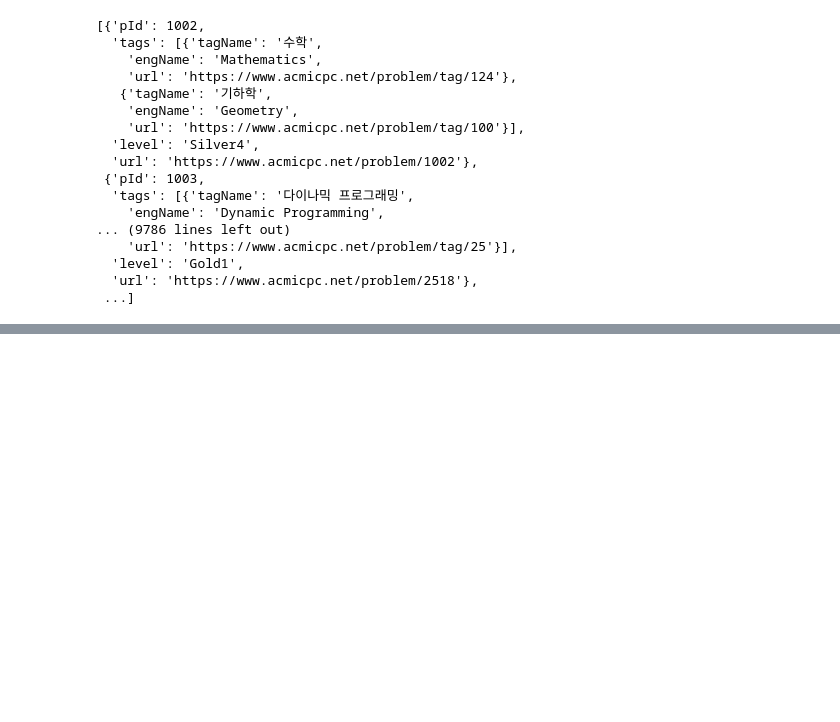
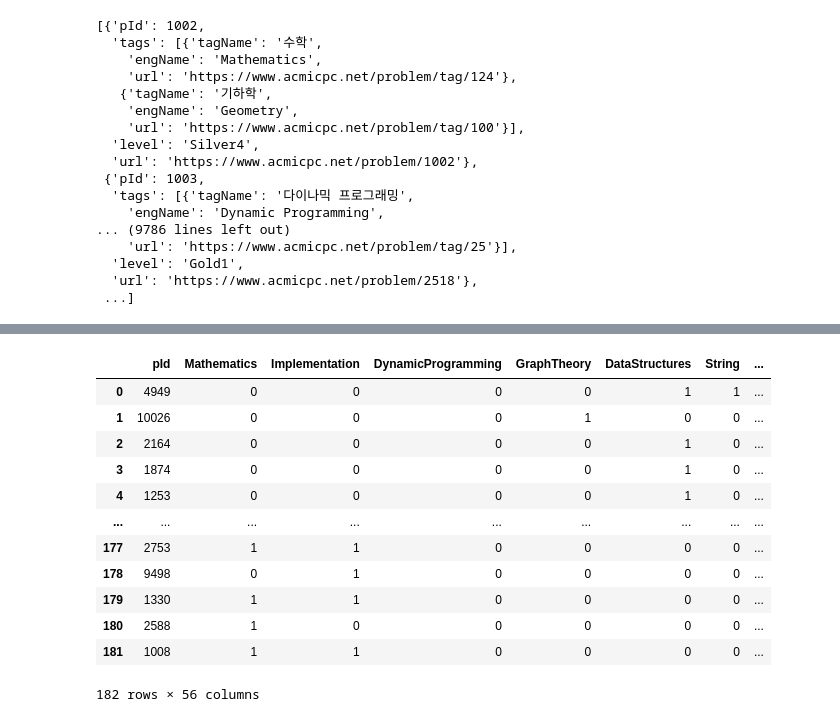
Before and after one commit to PSRecommender/Recommenders, a Jupyter notebook: recommend/createTest.ipynb, the cells around one changed output, grey strips where cells are left out. Cells and saved outputs as stored; diff of their text form; code cells hidden in the pictures; blank space fills up the shorter version.

```diff
--- a/recommend/createTest.ipynb
+++ b/recommend/createTest.ipynb
@@ -494,0 +523,3 @@ toJson('problemData.json', problemDict)
+# %%
+userDF['pId'] = pd.to_numeric(userDF['pId'])
+userDF
@@ -494,0 +559,17 @@ toJson('problemData.json', problemDict)
+# %%
+df = pd.merge(userDF, problems, how='left', on='pId')
+df
+# %% [output]
+|  | pId | Mathematics | Implementation | DynamicProgramming | GraphTheory | DataStructures | String | ... |
+| 0 | 4949 | 0 | 0 | 0 | 0 | 1 | 1 | ... |
+| 1 | 10026 | 0 | 0 | 0 | 1 | 0 | 0 | ... |
+| 2 | 2164 | 0 | 0 | 0 | 0 | 1 | 0 | ... |
+| 3 | 1874 | 0 | 0 | 0 | 0 | 1 | 0 | ... |
+| 4 | 1253 | 0 | 0 | 0 | 0 | 1 | 0 | ... |
+| ... | ... | ... | ... | ... | ... | ... | ... | ... |
+| 177 | 2753 | 1 | 1 | 0 | 0 | 0 | 0 | ... |
+| 178 | 9498 | 0 | 1 | 0 | 0 | 0 | 0 | ... |
+| 179 | 1330 | 1 | 1 | 0 | 0 | 0 | 0 | ... |
+| 180 | 2588 | 1 | 0 | 0 | 0 | 0 | 0 | ... |
+| 181 | 1008 | 1 | 1 | 0 | 0 | 0 | 0 | ... |
+182 rows × 56 columns
```
Also changed, not shown: parts of 10 cells of this notebook, 1 other file.
